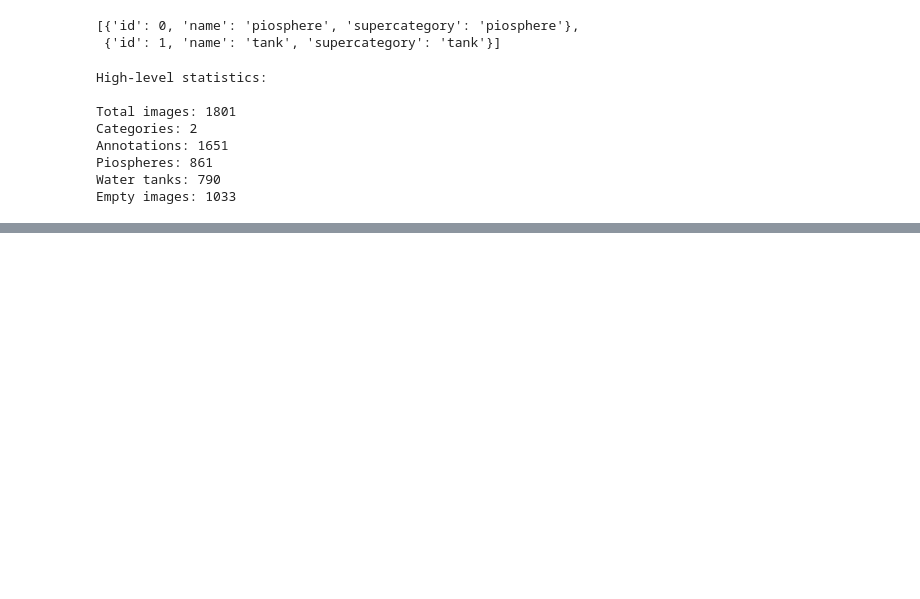
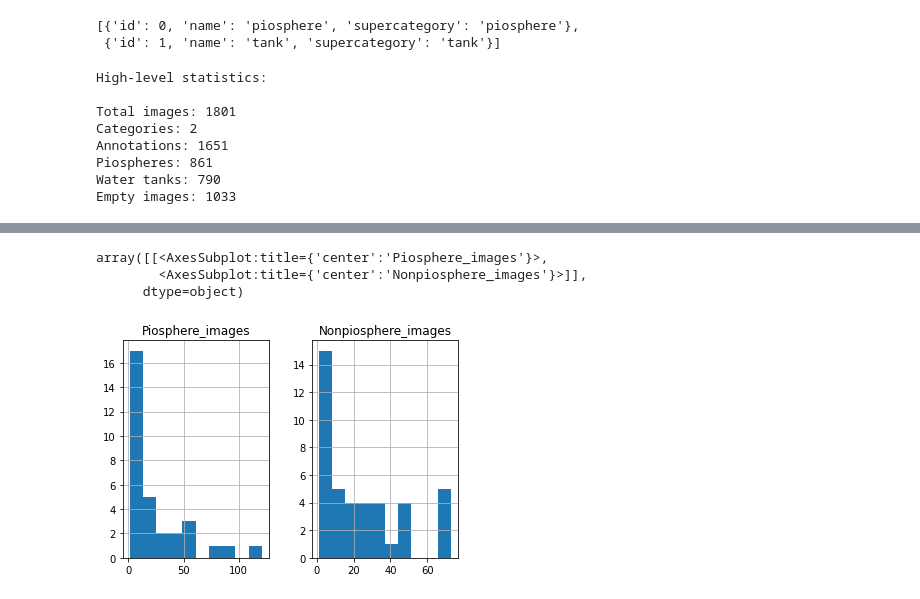
Before and after one commit to CV4EcologySchool/pioproj, a Jupyter notebook: CV4Ecology_Assignment0.ipynb, the cells around one changed output, grey strips where cells are left out. Drawn from its saved outputs; the diff is of its cells as text; code cells hidden in the pictures; blank space fills up the shorter version.

```diff
--- a/CV4Ecology_Assignment0.ipynb
+++ b/CV4Ecology_Assignment0.ipynb
@@ -186,0 +232,5 @@ plt.show()
+# %%
+# Merge date indices for visualization
+ind_merge = pd.concat([ind,ind1], axis = 1)
+ind_merge = ind_merge.rename(columns = {0:'Piosphere_images',1: 'Nonpiosphere_images'})
+ind_merge.sort_index()
@@ -186,0 +255,8 @@ plt.show()
+# %%
+# Look at histogram of each
+ind_merge.hist()
+# %% [output]
+array([[<AxesSubplot:title={'center':'Piosphere_images'}>,
+        <AxesSubplot:title={'center':'Nonpiosphere_images'}>]],
+      dtype=object)
+[figure, added]
```
Also changed, not shown: parts of 30 cells of this notebook, 4 other files.
